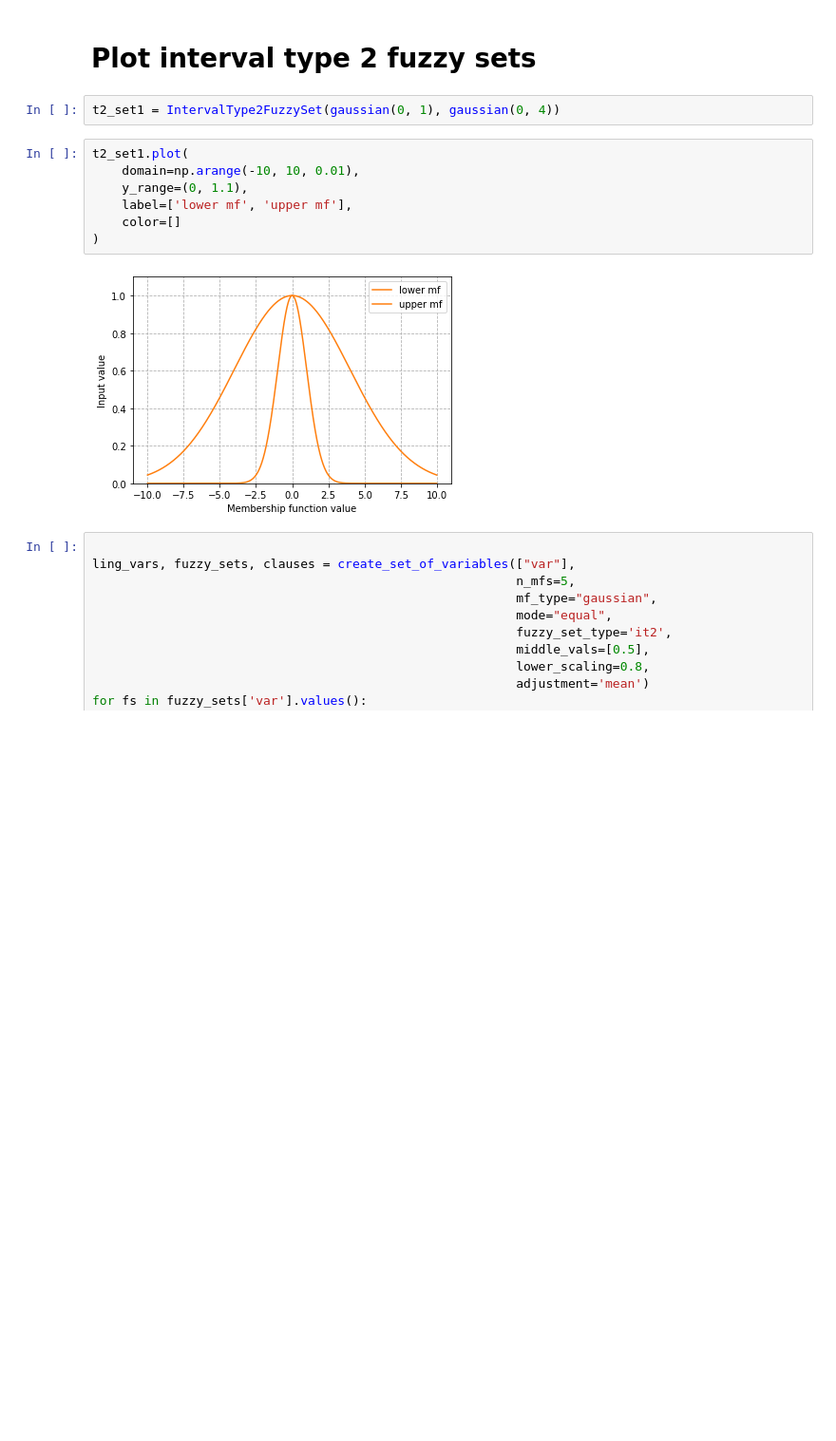
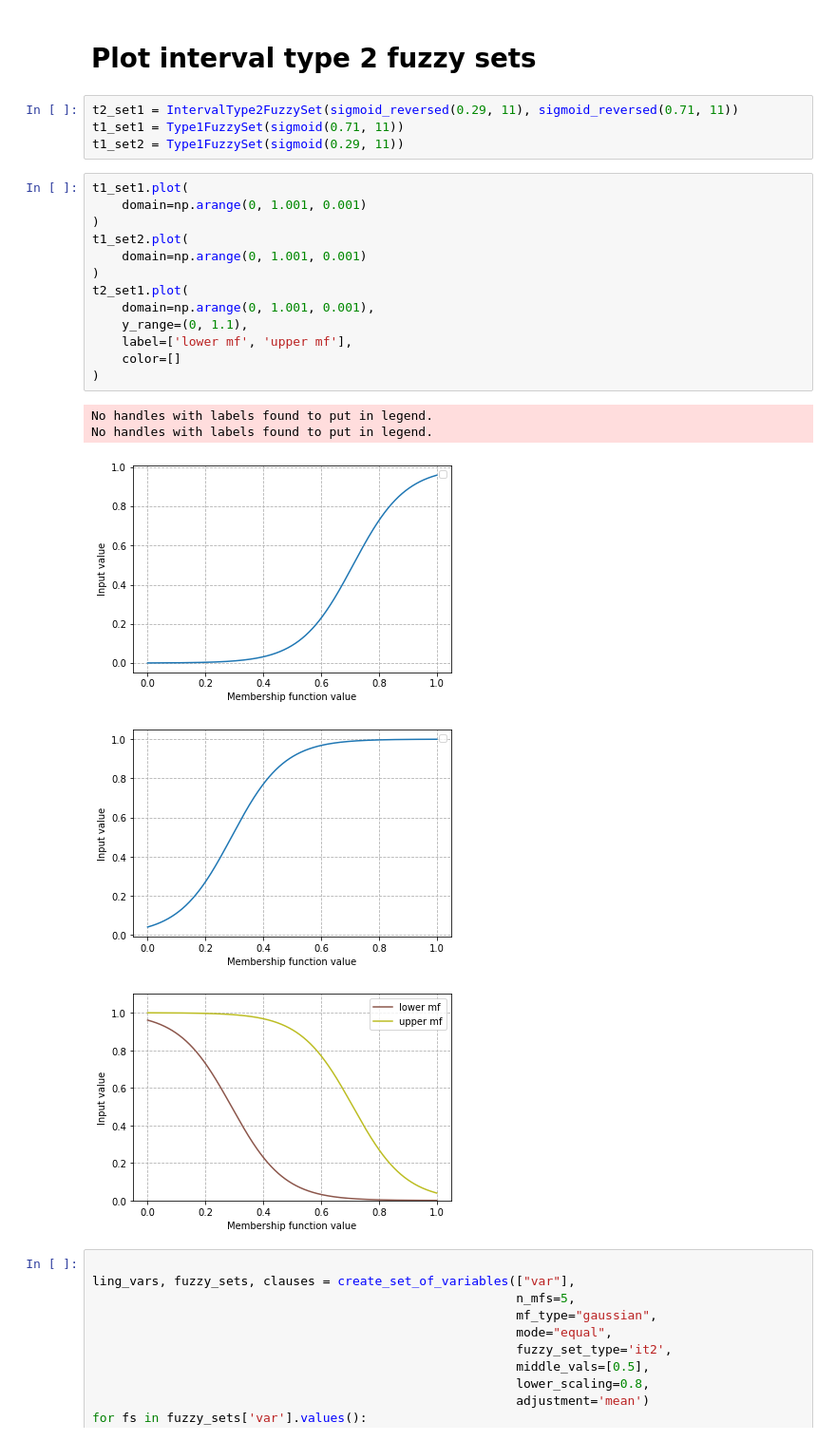
Before and after one commit to Bio-Medical-AI/DoggOSFuzzy, a Jupyter notebook: example/Visualization.ipynb, the cells around one changed output. Shown: that part at 95% size. Cells and saved outputs as stored; diff of their text form; blank space fills up the shorter version.

```diff
--- a/example/Visualization.ipynb
+++ b/example/Visualization.ipynb
@@ -43,17 +46,29 @@ plt.show()
 [figure]
 # %% [markdown]
 # Plot interval type 2 fuzzy sets
-# %%
-t2_set1 = IntervalType2FuzzySet(gaussian(0, 1), gaussian(0, 4))
+# %%
+t2_set1 = IntervalType2FuzzySet(sigmoid_reversed(0.29, 11), sigmoid_reversed(0.71, 11))
+t1_set1 = Type1FuzzySet(sigmoid(0.71, 11))
+t1_set2 = Type1FuzzySet(sigmoid(0.29, 11))
 # %%
+t1_set1.plot(
+    domain=np.arange(0, 1.001, 0.001)
+)
+t1_set2.plot(
+    domain=np.arange(0, 1.001, 0.001)
+)
 t2_set1.plot(
-    domain=np.arange(-10, 10, 0.01),
+    domain=np.arange(0, 1.001, 0.001),
     y_range=(0, 1.1),
     label=['lower mf', 'upper mf'],
     color=[]
 )
 # %% [output]
+No handles with labels found to put in legend.
+No handles with labels found to put in legend.
-[figure, old version]
+[figure, new version]
+[figure, added]
+[figure, added]
 # %%
 
 ling_vars, fuzzy_sets, clauses = create_set_of_variables(["var"],
```
Also changed, not shown: parts of 2 cells of this notebook, 2 other files.
